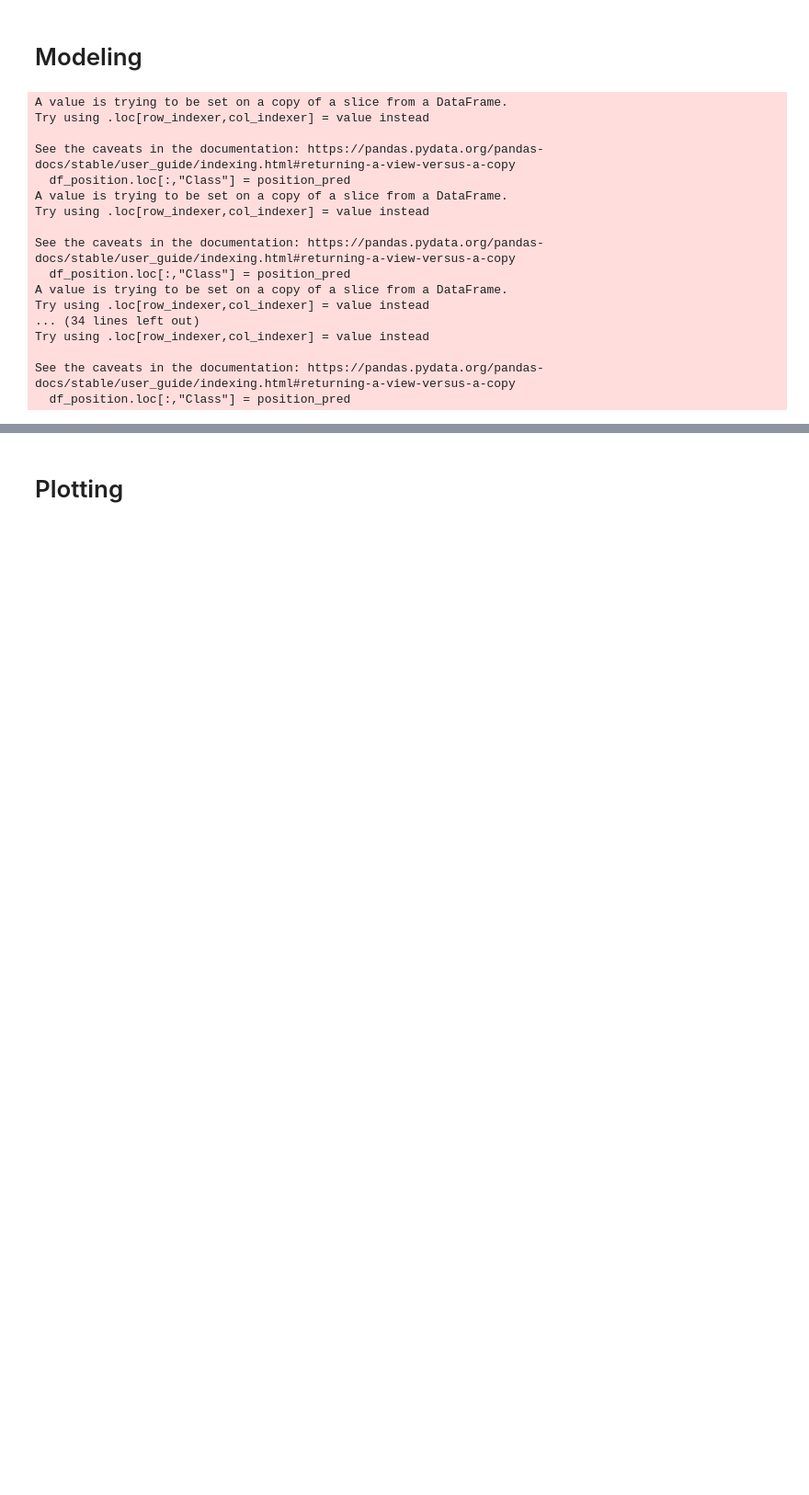
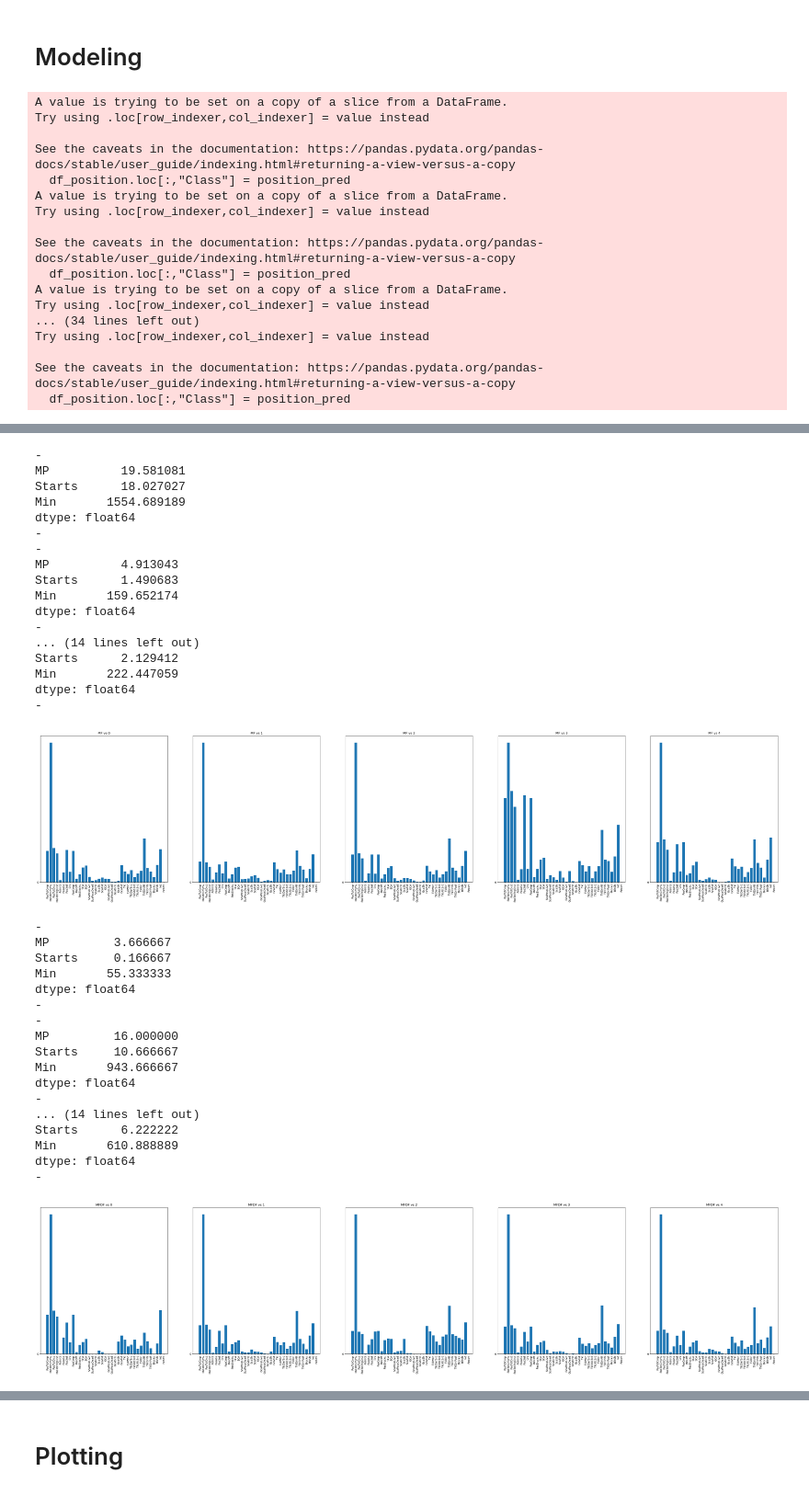
Before and after one commit to quangbui04/Football-Player-Comparison, a Jupyter notebook: football-players-visualization.ipynb, the cells around one changed output, grey strips where cells are left out. Shown: that part at 92% size. Cells and saved outputs as stored; diff of their text form; code cells hidden in the pictures; blank space fills up the shorter version.

```diff
--- a/football-players-visualization.ipynb
+++ b/football-players-visualization.ipynb
@@ -318,0 +398,39 @@ df_radar.to_csv("radar.csv")
+# %%
+plot_class(midfield_position, midfielder_features, playing_time, 1, df_radar)
+# %% [output]
+-
+MP          19.581081
+Starts      18.027027
+Min       1554.689189
+dtype: float64
+-
+-
+MP          4.913043
+Starts      1.490683
+Min       159.652174
+dtype: float64
+-
+... (14 lines left out)
+Starts      2.129412
+Min       222.447059
+dtype: float64
+-
+[figure, added]
+-
+MP         3.666667
+Starts     0.166667
+Min       55.333333
+dtype: float64
+-
+-
+MP         16.000000
+Starts     10.666667
+Min       943.666667
+dtype: float64
+-
+... (14 lines left out)
+Starts      6.222222
+Min       610.888889
+dtype: float64
+-
+[figure, added]
```
Also changed, not shown: parts of 18 cells of this notebook.
